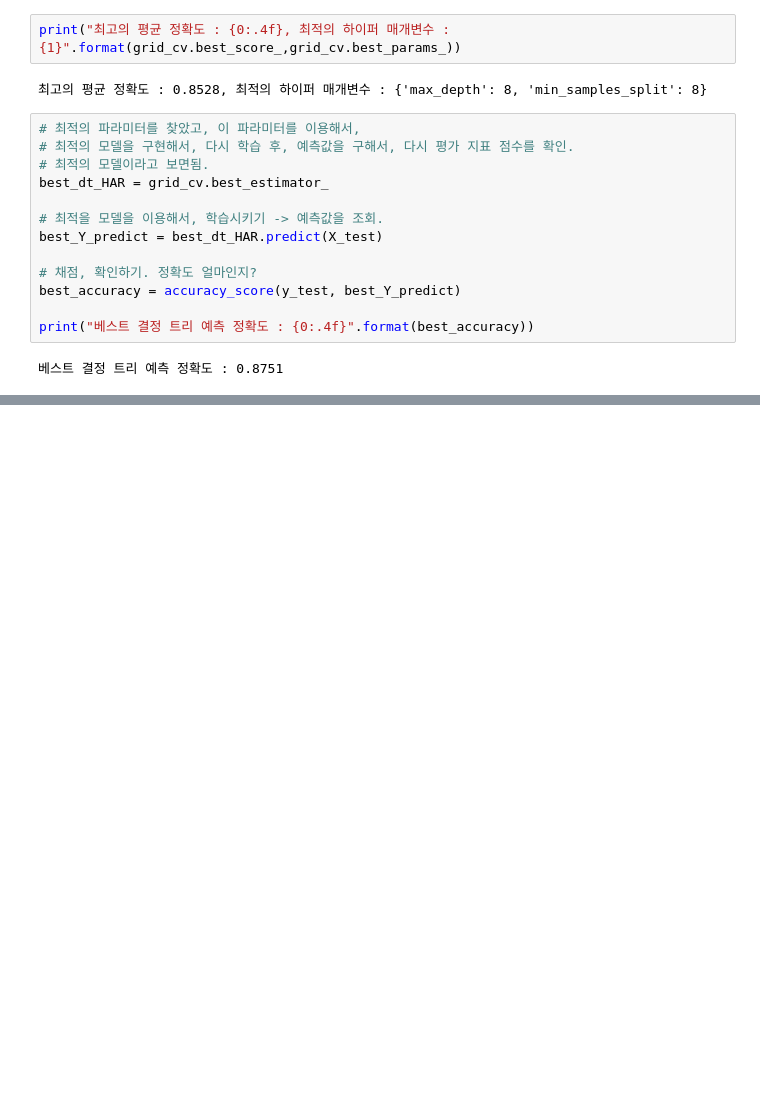
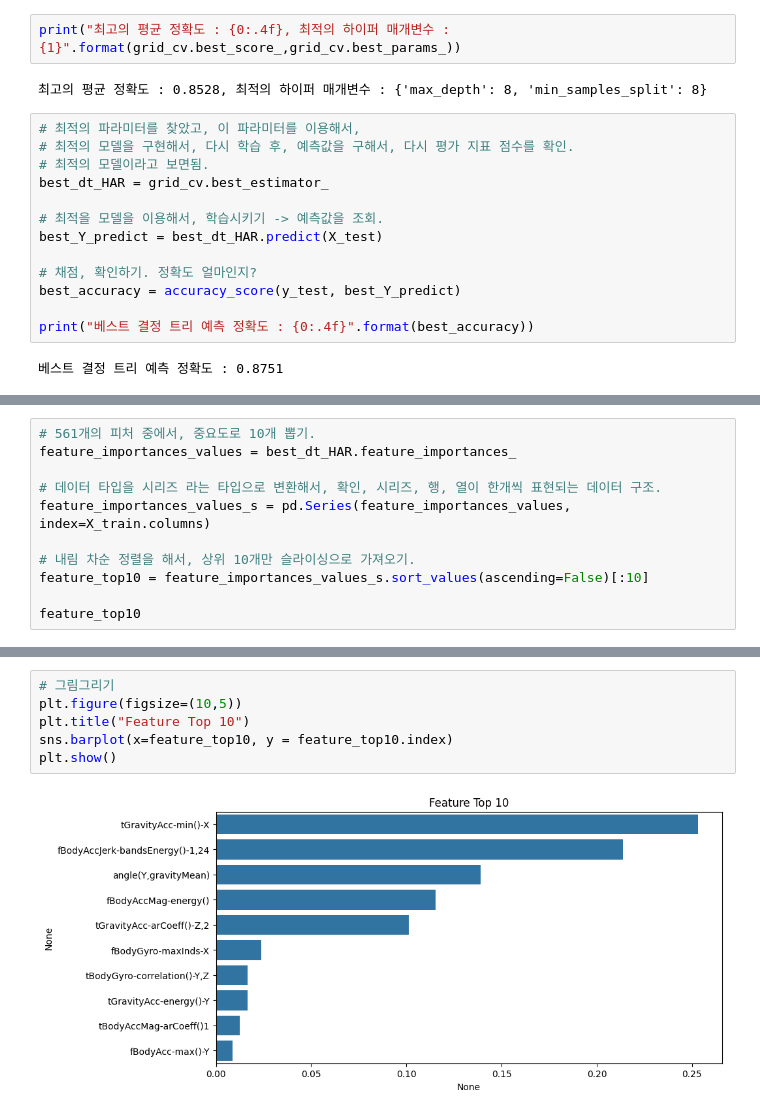
Before and after one commit to Hyeonseok0627/BigDataMLTest-teacher, a Jupyter notebook: 2-로지스틱 회귀분석/test2.ipynb, the cells around one changed output, grey strips where cells are left out. Cells and saved outputs as stored; diff of their text form; blank space fills up the shorter version.

```diff
--- a/2-로지스틱 회귀분석/test2.ipynb
+++ b/2-로지스틱 회귀분석/test2.ipynb
@@ -295,0 +299,11 @@ print("베스트 결정 트리 예측 정확도 : {0:.4f}".format(best_accuracy)
+# %%
+# 561개의 피처 중에서, 중요도로 10개 뽑기.
+feature_importances_values = best_dt_HAR.feature_importances_
+
+# 데이터 타입을 시리즈 라는 타입으로 변환해서, 확인, 시리즈, 행, 열이 한개씩 표현되는 데이터 구조.
+feature_importances_values_s = pd.Series(feature_importances_values, index=X_train.columns)
+
+# 내림 차순 정렬을 해서, 상위 10개만 슬라이싱으로 가져오기.
+feature_top10 = feature_importances_values_s.sort_values(ascending=False)[:10]
+
+feature_top10
@@ -295,0 +322,8 @@ print("베스트 결정 트리 예측 정확도 : {0:.4f}".format(best_accuracy)
+# %%
+# 그림그리기
+plt.figure(figsize=(10,5))
+plt.title("Feature Top 10")
+sns.barplot(x=feature_top10, y = feature_top10.index)
+plt.show()
+# %% [output]
+[figure, added]
```
Also changed, not shown: parts of 2 cells of this notebook.
